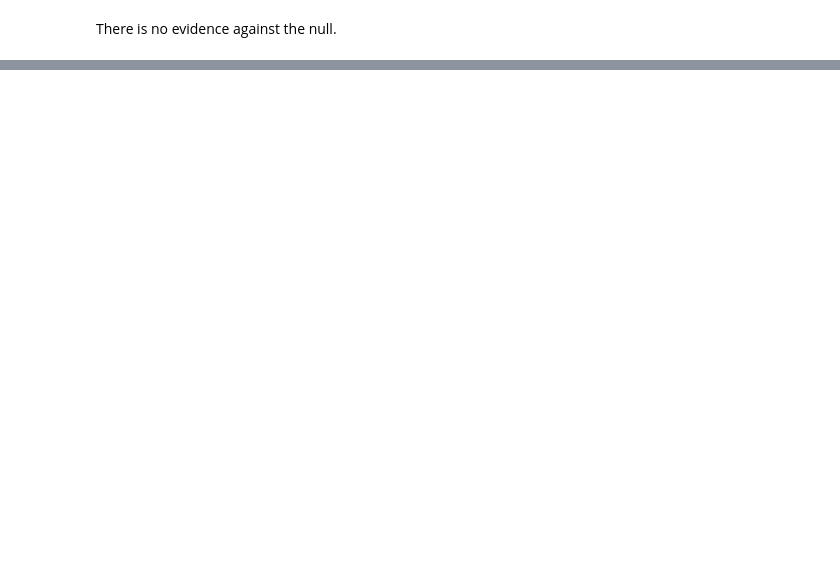
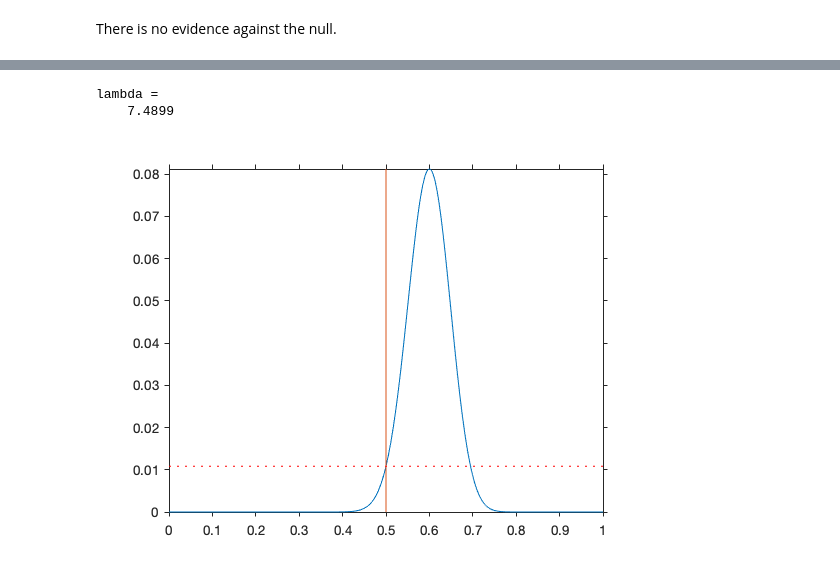
Before and after one commit to StaThin/statmat, a Jupyter notebook: jupyter/Chapter 4.ipynb, the cells around one changed output, grey strips where cells are left out. Drawn from its saved outputs; the diff is of its cells as text; code cells hidden in the pictures; blank space fills up the shorter version.

```diff
--- a/jupyter/Chapter 4.ipynb
+++ b/jupyter/Chapter 4.ipynb
@@ -388,0 +401,12 @@ There is no evidence against the null.
+# %%
+n = 100; x = 60; phat = x/n; p0 = 1/2;
+lambda = binopdf(x, n, phat) / binopdf(x, n, p0)
+# %% [output]
+lambda =
+    7.4899
+# %%
+fplot(@(p) binopdf(x, n, p), [0,1])
+vline(0.5, '-')
+hline(binopdf(x, n, p0))
+# %% [output]
+[figure, added]
```
Also changed, not shown: parts of 6 cells of this notebook.
